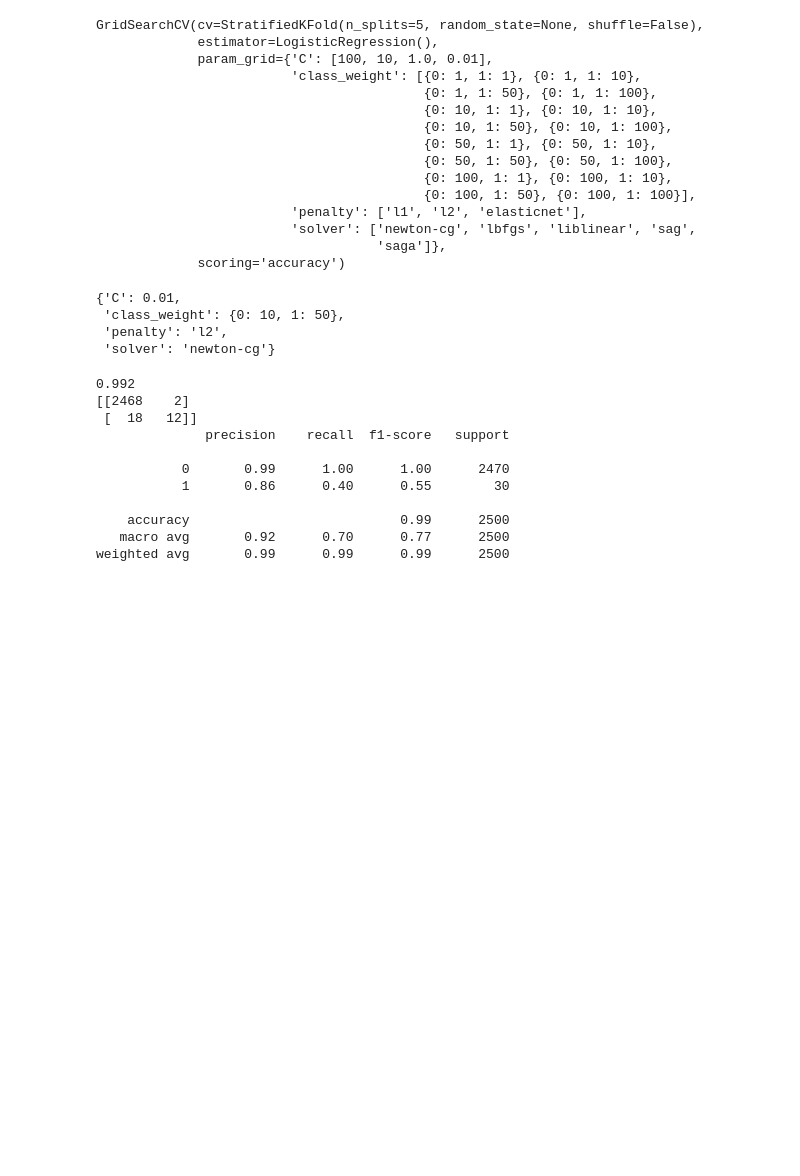
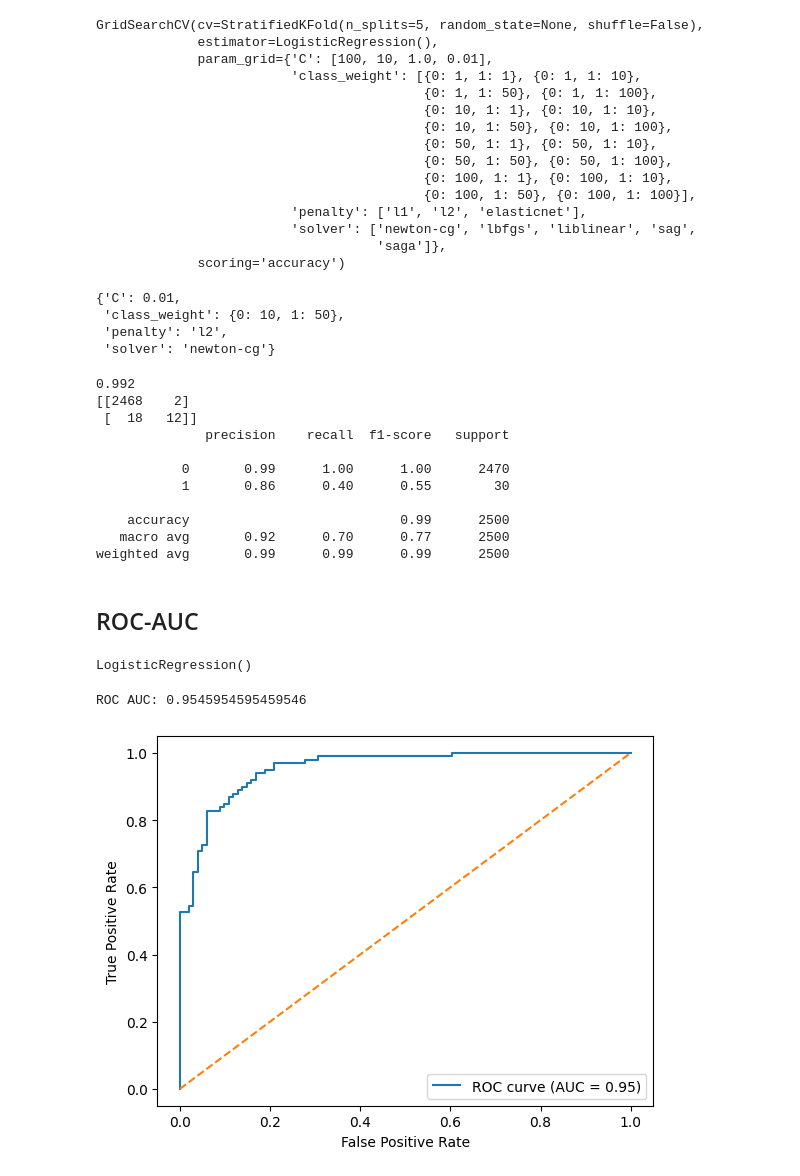
Before and after one commit to akarsharma004/ai-ml-journey, a Jupyter notebook: Machine Learning/logistic_regression.ipynb, the cells around one changed output. Cells and saved outputs as stored; diff of their text form; code cells hidden in the pictures; blank space fills up the shorter version.

```diff
--- a/Machine Learning/logistic_regression.ipynb
+++ b/Machine Learning/logistic_regression.ipynb
@@ -261,3 +261,49 @@ print(classification_report(y_test,y_pred))
     accuracy                           0.99      2500
    macro avg       0.92      0.70      0.77      2500
 weighted avg       0.99      0.99      0.99      2500
+# %% [markdown]
+## ROC-AUC
+# %%
+from sklearn.datasets import make_classification
+from sklearn.model_selection import train_test_split
+
+X, y = make_classification(
+    n_samples=1000,
+    n_features=2,
+    n_informative=2,
+    n_redundant=0,
+    random_state=42
+)
+
+X_train, X_test, y_train, y_test = train_test_split(
+    X, y, test_size=0.2, random_state=42
+)
+# %%
+from sklearn.linear_model import LogisticRegression
+
+model = LogisticRegression()
+model.fit(X_train, y_train)
+# %% [output]
+LogisticRegression()
+# %%
+y_prob = model.predict_proba(X_test)[:, 1]
+# probability of positive class
+# %%
+from sklearn.metrics import roc_curve, roc_auc_score
+import matplotlib.pyplot as plt
+
+fpr, tpr, thresholds = roc_curve(y_test, y_prob)
+auc_score = roc_auc_score(y_test, y_prob)
+
+print("ROC AUC:", auc_score)
+# %% [output]
+ROC AUC: 0.9545954595459546
+# %%
+plt.plot(fpr, tpr, label=f"ROC curve (AUC = {auc_score:.2f})")
+plt.plot([0, 1], [0, 1], linestyle="--")  # random model
+plt.xlabel("False Positive Rate")
+plt.ylabel("True Positive Rate")
+plt.legend()
+plt.show()
+# %% [output]
+[figure, added]
```
Also changed, not shown: parts of 2 cells of this notebook.
